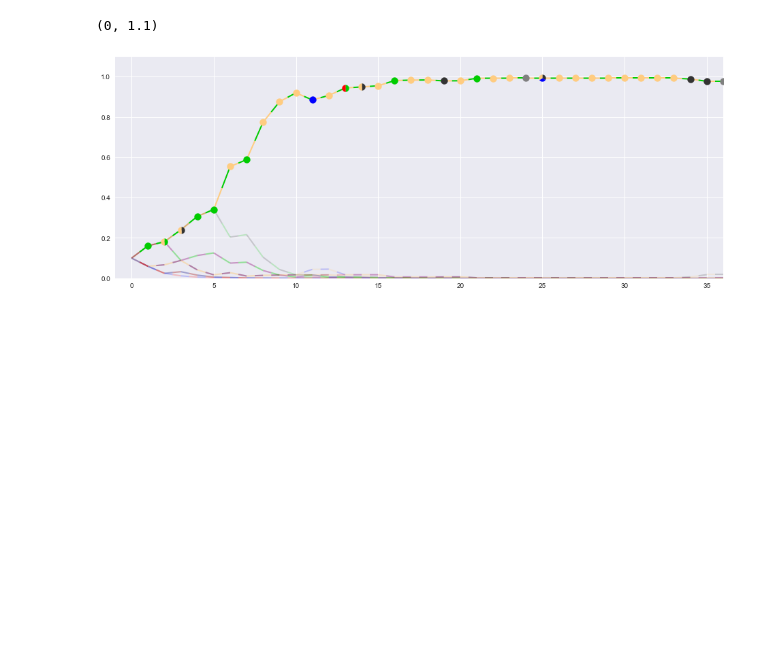
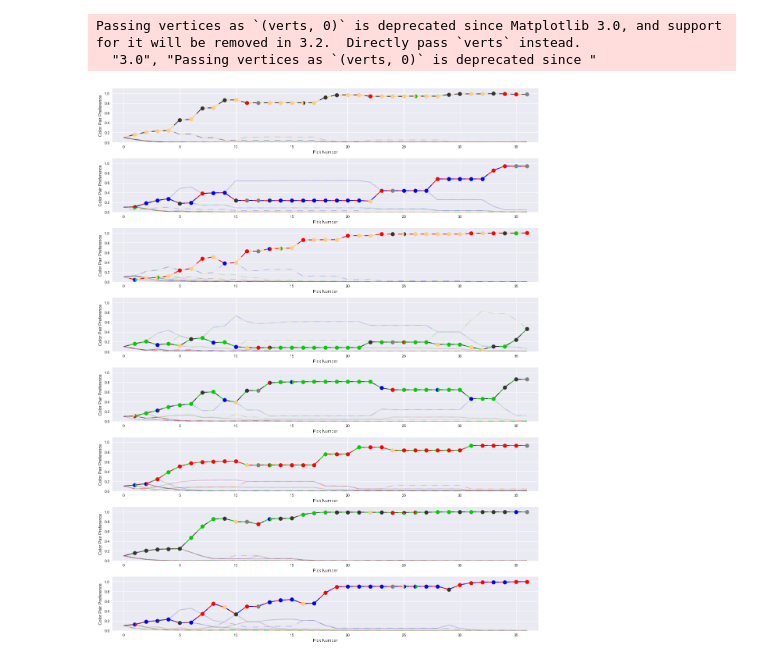
Before and after one commit to madrury/mtg-draftbot, a Jupyter notebook: draft-experiments.ipynb, the cells around one changed output. Saved outputs shown, nothing was run; the diff lists cells and outputs as text; code cells hidden in the pictures; blank space fills up the shorter version.

```diff
--- a/draft-experiments.ipynb
+++ b/draft-experiments.ipynb
@@ -69,30 +69,47 @@ def plot_two_color_dot(ax, x, y, colors):
         xy = np.column_stack([xs, ys])
         ax.scatter(x, y, marker=(xy, 0), s=100, facecolor=color, zorder=2)
 # %%
-fig, ax = plt.subplots(figsize=(16, 6))
+def plot_drafter_history(ax, drafter):
+    history_df = pd.DataFrame(drafter._archytype_preferences_history)
+    history_df = pd.DataFrame(
+        np.exp(history_df).values
+        / np.exp(history_df).sum(axis=1).values.reshape(-1, 1),
+        columns=history_df.columns)
+    card_colors = [card['colorIdentity'] for card in drafter.cards]
 
-history_df = pd.DataFrame(drafter._archytype_preferences_history)
-history_df = pd.DataFrame(
-    np.exp(history_df).values / np.exp(history_df).sum(axis=1).values.reshape(-1, 1),
-    columns=history_df.columns)
-card_colors = [card['colorIdentity'] for card in drafter.cards]
+    winning_archytype = history_df.iloc[-1, :].idxmax()
+    winning_history = history_df.loc[:, winning_archytype]
 
-winning_archytype = history_df.max().idxmax()
-winning_history = history_df.loc[:, winning_archytype]
+    colors = make_archytype_colors(winning_archytype, alpha=1.0)
+    plot_alternating_color_line(
+        ax, winning_history.index.values,
+        winning_history.values,
+        colors)
 
-colors = make_archytype_colors(winning_archytype, alpha=1.0)
-plot_alternating_color_line(ax, winning_history.index.values, winning_history.values, colors)
+    for arch in set(history_df.columns) - set([winning_archytype]):
+        arch_history = history_df.loc[:, arch]
+        colors = make_archytype_colors(arch, alpha=0.2)
+        plot_alternating_color_line(
+            ax,
+            arch_history.index.values,
+            arch_history.values, colors)
 
-for arch in set(history_df.columns) - set([winning_archytype]):
-    arch_history = history_df.loc[:, arch]
-    colors = make_archytype_colors(arch, alpha=0.2)
-    plot_alternating_color_line(ax, arch_history.index.values, arch_history.values, colors)
+    for color_pair, x, y in zip(card_colors,
+                                winning_history.index.values + 1,
+                                winning_history.values[1:]):
+        plot_color_identity_dot(ax, x, y, color_pair)
 
-for color_pair, x, y in zip(card_colors, winning_history.index.values + 1, winning_history.values[1:]):
-    plot_color_identity_dot(ax, x, y, color_pair)
-
-ax.set_xlim(-1, 36)
-ax.set_ylim(0, 1.1)
+    ax.set_xlim(-1, 37)
+    ax.set_ylim(0, 1.1)
-# %% [output]
-(0, 1.1)
-[figure, removed]
+# %%
+fig, axs = plt.subplots(8, 1, figsize=(16, 20))
+
+for ax, drafter in zip(axs, drafters):
+    plot_drafter_history(ax, drafter)
+    ax.set_xlabel("Pick Number")
+    ax.set_ylabel("Color Pair Preference")
+fig.tight_layout()
+# %% [output]
+Passing vertices as `(verts, 0)` is deprecated since Matplotlib 3.0, and support for it will be removed in 3.2.  Directly pass `verts` instead.
+  "3.0", "Passing vertices as `(verts, 0)` is deprecated since "
+[figure, added]
```
